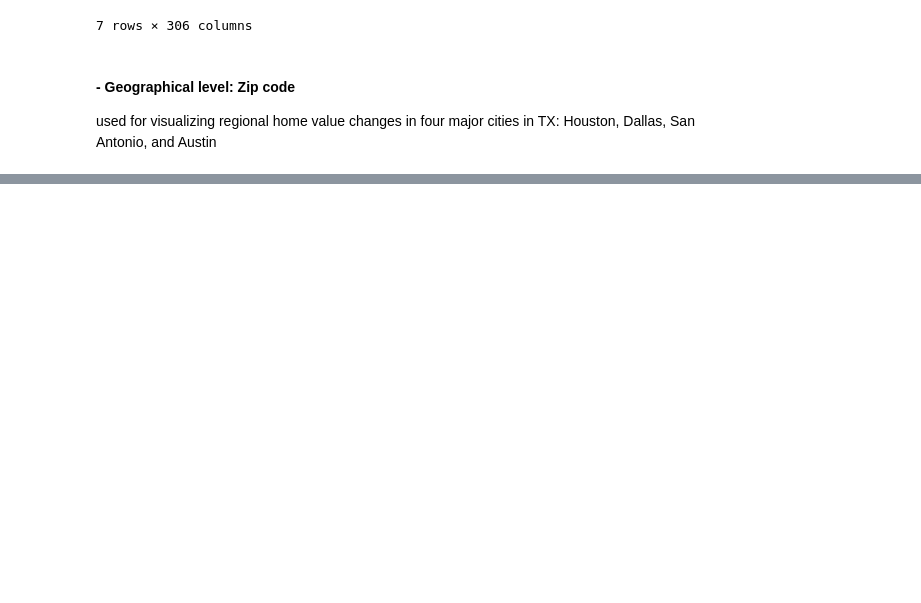
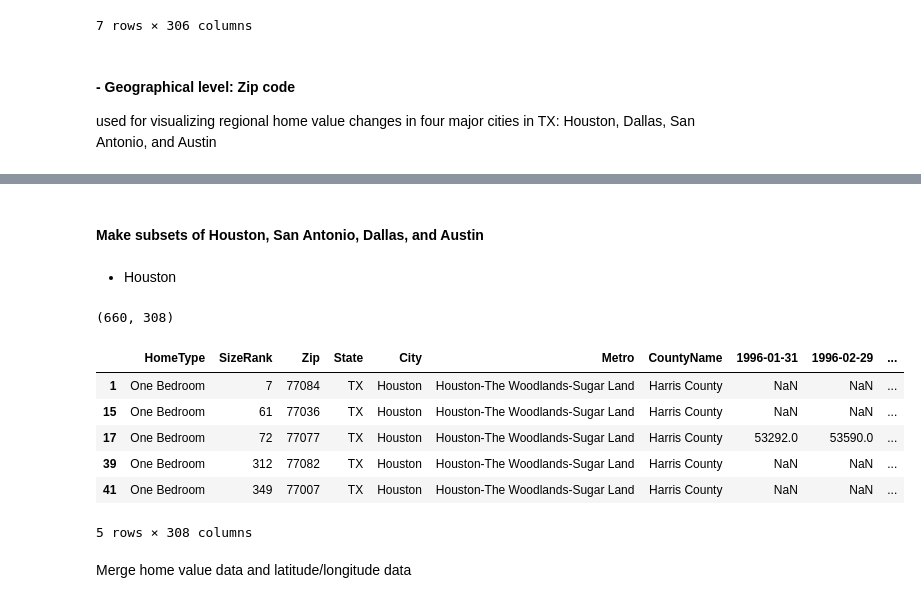
Before and after one commit to BaiyanRen/real-estate-analysis, a Jupyter notebook: Home Values in TX_Data Wrangling.ipynb, the cells around one changed output, grey strips where cells are left out. Cells and saved outputs as stored; diff of their text form; code cells hidden in the pictures; blank space fills up the shorter version.

```diff
--- a/Home Values in TX_Data Wrangling.ipynb
+++ b/Home Values in TX_Data Wrangling.ipynb
@@ -266,0 +331,19 @@ used for visualizing regional home value changes in four major cities in TX: Hou
+# %% [markdown]
+#### Make subsets of Houston, San Antonio, Dallas, and Austin
+# %% [markdown]
+- Houston
+# %%
+hst_zip_zhvi = tx_zip_zhvi.query('City == "Houston"').copy()
+print(hst_zip_zhvi.shape)
+hst_zip_zhvi.head()
+# %% [output]
+(660, 308)
+|  | HomeType | SizeRank | Zip | State | City | Metro | CountyName | 1996-01-31 | 1996-02-29 | ... |
+| 1 | One Bedroom | 7 | 77084 | TX | Houston | Houston-The Woodlands-Sugar Land | Harris County | NaN | NaN | ... |
+| 15 | One Bedroom | 61 | 77036 | TX | Houston | Houston-The Woodlands-Sugar Land | Harris County | NaN | NaN | ... |
+| 17 | One Bedroom | 72 | 77077 | TX | Houston | Houston-The Woodlands-Sugar Land | Harris County | 53292.0 | 53590.0 | ... |
+| 39 | One Bedroom | 312 | 77082 | TX | Houston | Houston-The Woodlands-Sugar Land | Harris County | NaN | NaN | ... |
+| 41 | One Bedroom | 349 | 77007 | TX | Houston | Houston-The Woodlands-Sugar Land | Harris County | NaN | NaN | ... |
+5 rows × 308 columns
+# %% [markdown]
+Merge home value data and latitude/longitude data
```
Also changed, not shown: parts of 31 cells of this notebook.
